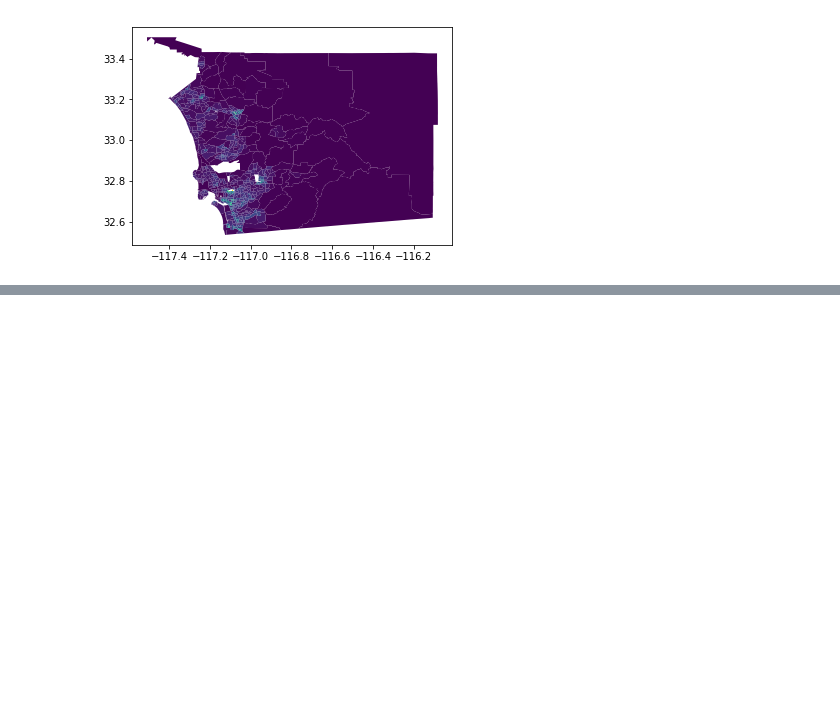
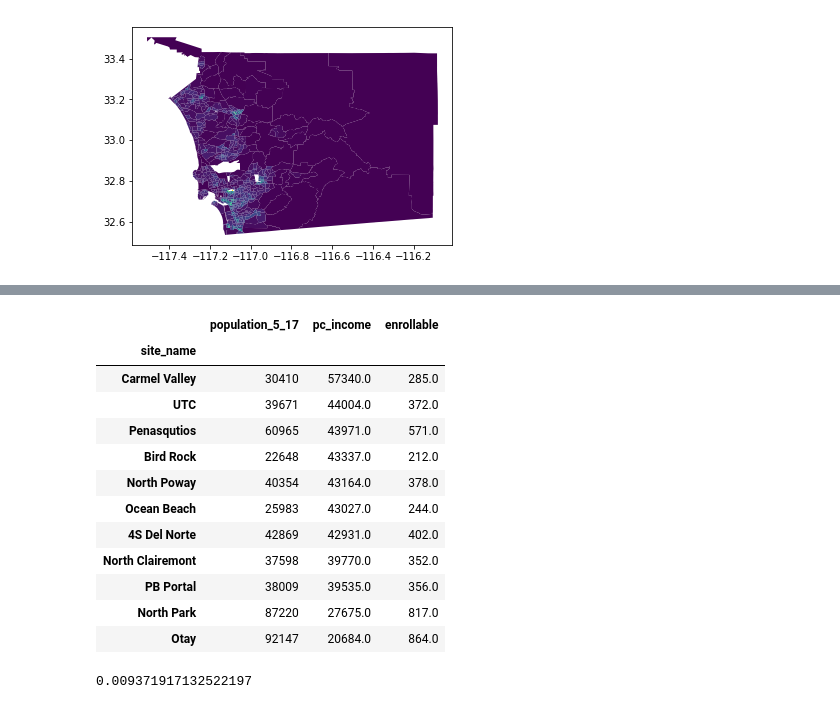
Before and after one commit to sandiegodata-projects/planning-database, a Jupyter notebook: datasets/sandiegodata.org-private_school/notebooks/Analysis.ipynb, the cells around one changed output, grey strips where cells are left out. Drawn from its saved outputs; the diff is of its cells as text; code cells hidden in the pictures; blank space fills up the shorter version.

```diff
--- a/datasets/sandiegodata.org-private_school/notebooks/Analysis.ipynb
+++ b/datasets/sandiegodata.org-private_school/notebooks/Analysis.ipynb
@@ -70,0 +94,28 @@ gdf.to_csv('students.csv')
+# %%
+t1 = gpd.sjoin(gdf, buffers)
+t1 = t1.groupby('site_name')['population_5_17','aggregate_household_income','total_population'].sum()
+t1['pc_income'] = (t1.aggregate_household_income/ t1.total_population).round()
+t2 = t1[['population_5_17', 'pc_income']].sort_values('pc_income', ascending=False)
+
+enroll_frac = 285 / t2.loc['Carmel Valley'].population_5_17
+
+t2['enrollable'] = (t2.population_5_17 * enroll_frac).round()
+t2
+# %% [output]
+|  | population_5_17 | pc_income | enrollable |
+| site_name |  |  |  |
+| Carmel Valley | 30410 | 57340.0 | 285.0 |
+| UTC | 39671 | 44004.0 | 372.0 |
+| Penasqutios | 60965 | 43971.0 | 571.0 |
+| Bird Rock | 22648 | 43337.0 | 212.0 |
+| North Poway | 40354 | 43164.0 | 378.0 |
+| Ocean Beach | 25983 | 43027.0 | 244.0 |
+| 4S Del Norte | 42869 | 42931.0 | 402.0 |
+| North Clairemont | 37598 | 39770.0 | 352.0 |
+| PB Portal | 38009 | 39535.0 | 356.0 |
+| North Park | 87220 | 27675.0 | 817.0 |
+| Otay | 92147 | 20684.0 | 864.0 |
+# %%
+enroll_frac
+# %% [output]
+0.009371917132522197
```
Also changed, not shown: parts of 8 cells of this notebook, 4 other files.
